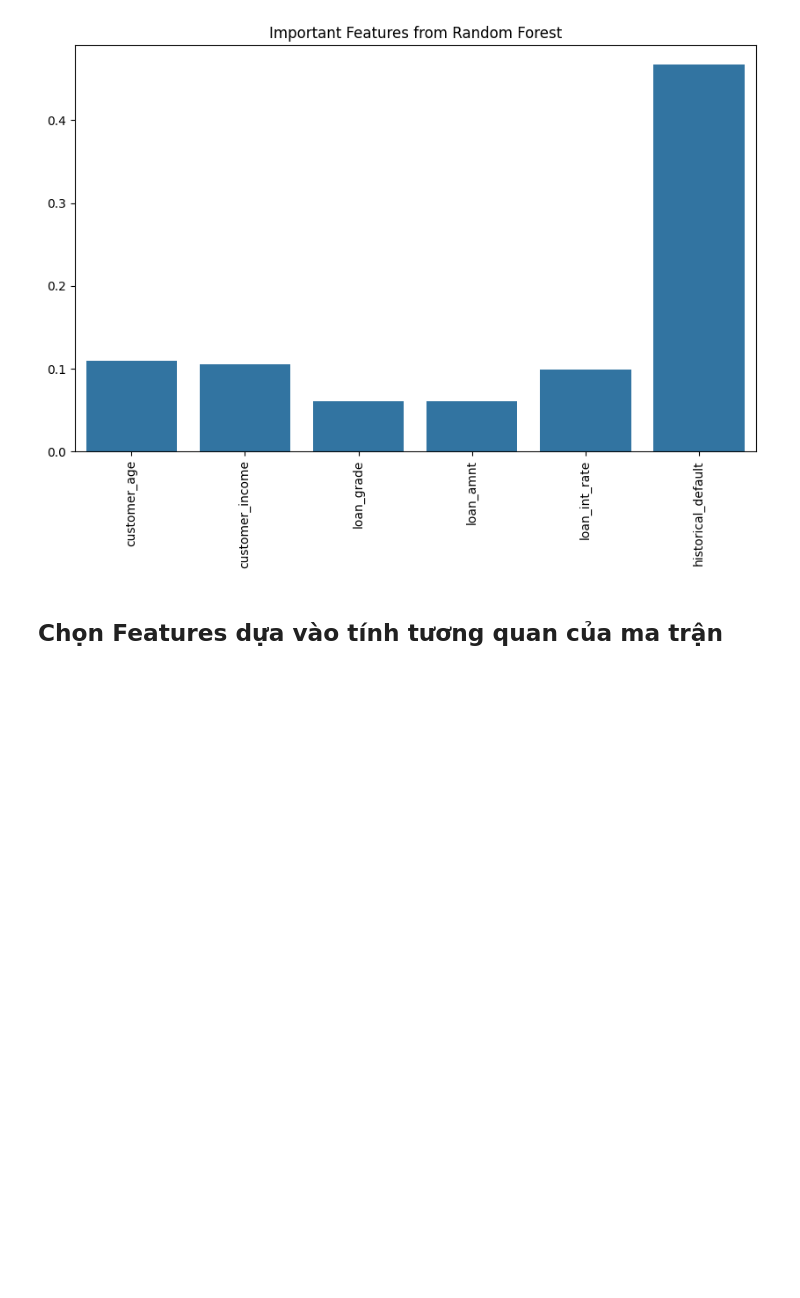
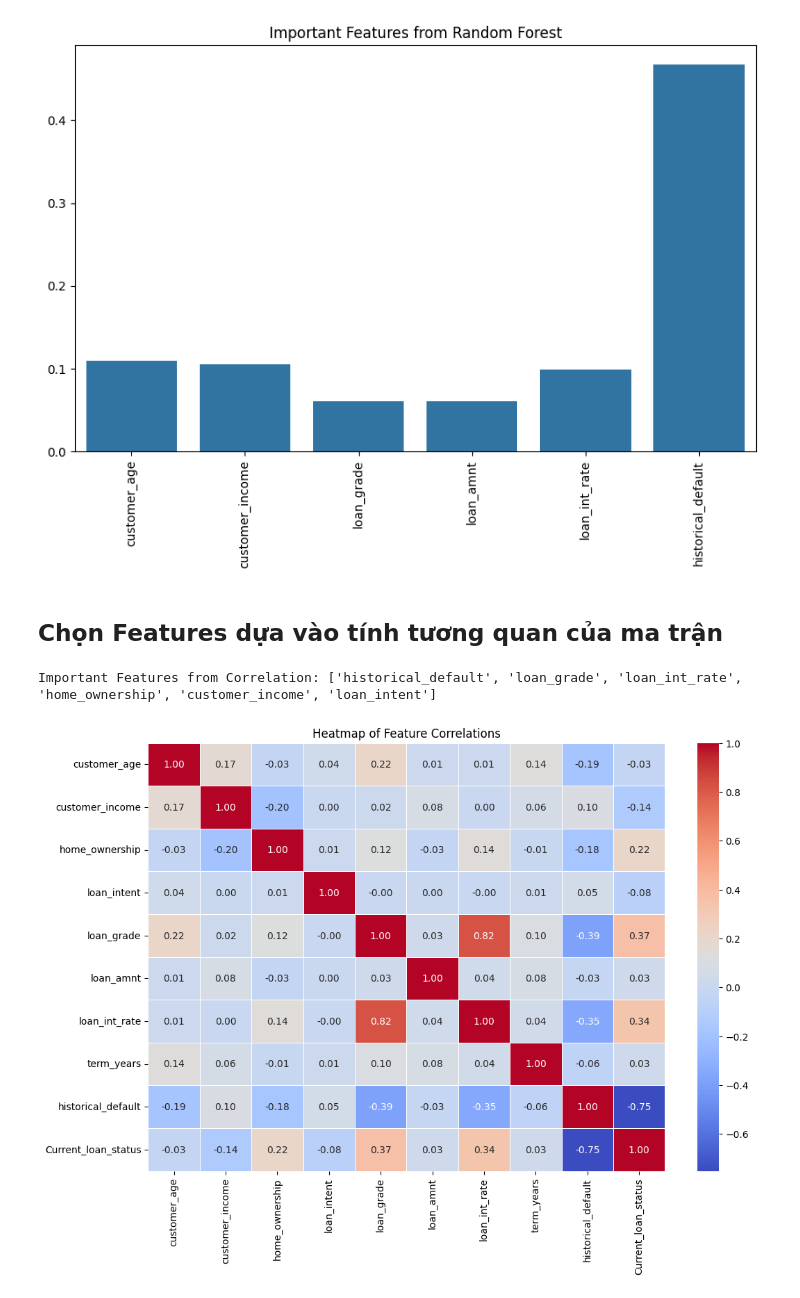
Before and after one commit to nqminh03/features_selection, a Jupyter notebook: project/process.Ipynb, the cells around one changed output. Saved outputs shown, nothing was run; the diff lists cells and outputs as text; code cells hidden in the pictures; blank space fills up the shorter version.

```diff
--- a/project/process.Ipynb
+++ b/project/process.Ipynb
@@ -142,3 +147,22 @@ plt.savefig("D:/features_selection/image/RF/Im_ft.png")
 [figure]
 # %% [markdown]
 ## Chọn Features dựa vào tính tương quan của ma trận
+# %%
+# Tính toán ma trận tương quan
+corr_matrix = df.corr()
+
+# Hiển thị ma trận tương quan
+plt.figure(figsize=(12, 8))
+sns.heatmap(corr_matrix, annot=True, cmap='coolwarm', fmt='.2f', linewidths=0.5)
+plt.title('Heatmap of Feature Correlations')
+plt.savefig('D:/features_selection/image/Matrix/matrix.png')
+
+# Chọn các features có tương quan với biến target (Current_loan_status)
+correlation_threshold = 0.05
+important_features = corr_matrix['Current_loan_status'].abs().sort_values(ascending=False)
+selected_features = important_features[important_features > correlation_threshold].index.tolist()
+selected_features.remove('Current_loan_status')
+print("Important Features from Correlation:", selected_features)
+# %% [output]
+Important Features from Correlation: ['historical_default', 'loan_grade', 'loan_int_rate', 'home_ownership', 'customer_income', 'loan_intent']
+[figure, added]
```
Also changed, not shown: parts of 9 cells of this notebook.
